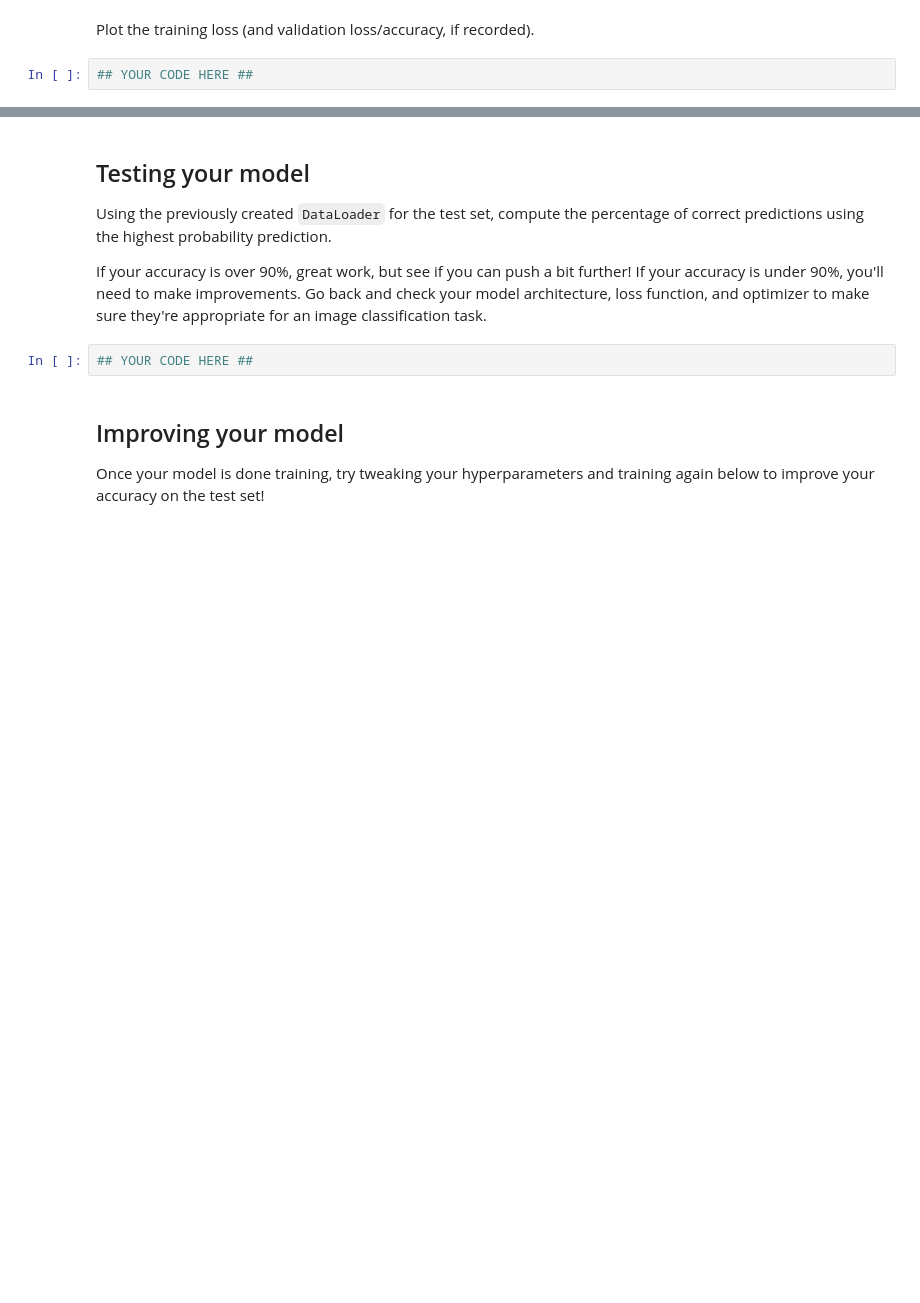
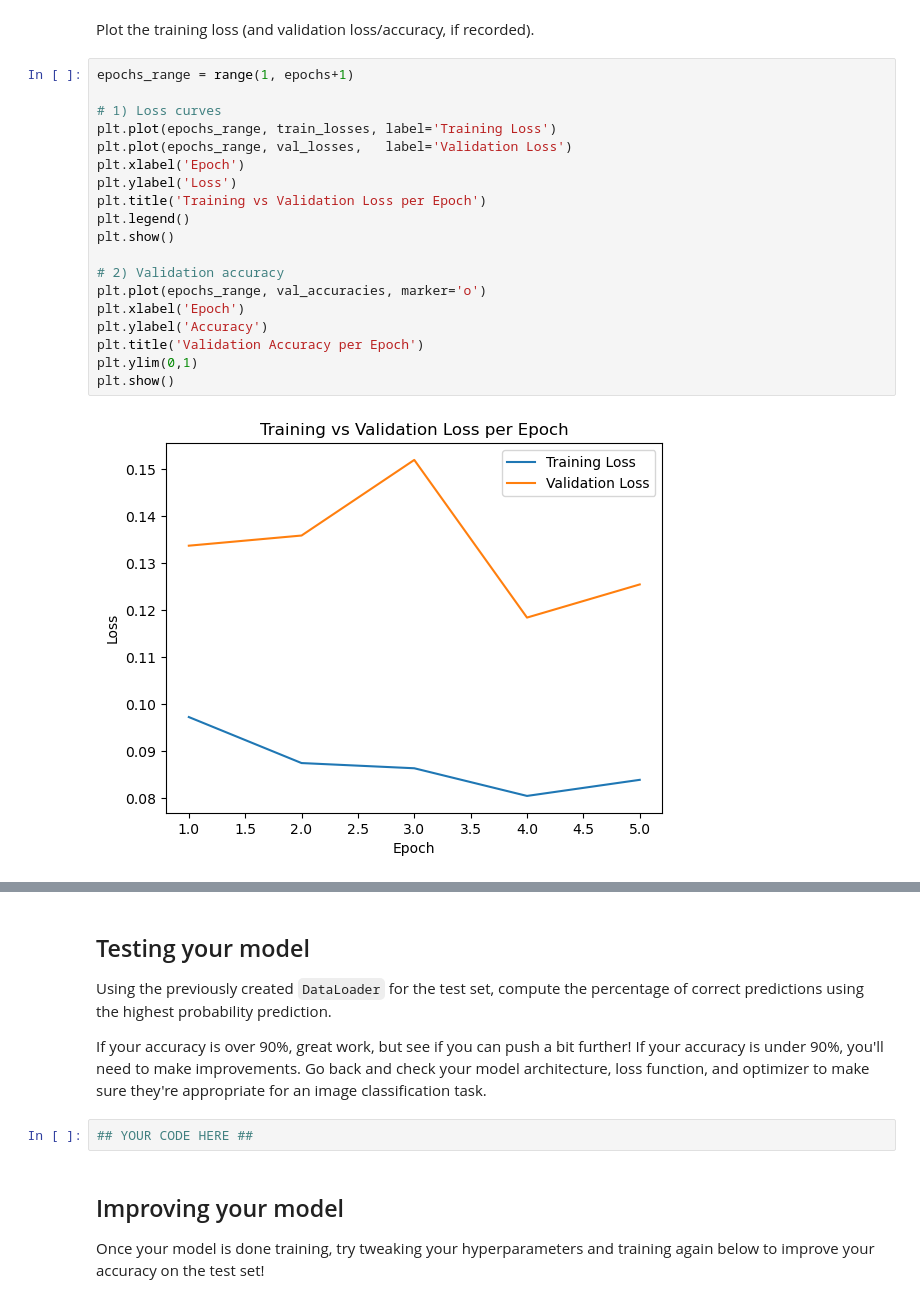
Before and after one commit to emdeh/handwritten-digits-classifier, a Jupyter notebook: MNIST_Handwritten_Digits-STARTER.ipynb, the cells around one changed output, grey strips where cells are left out. Saved outputs shown, nothing was run; the diff lists cells and outputs as text; blank space fills up the shorter version.

Commit message:
training and validation

```diff
--- a/MNIST_Handwritten_Digits-STARTER.ipynb
+++ b/MNIST_Handwritten_Digits-STARTER.ipynb
@@ -223,4 +376,23 @@ If you want to print your loss **during** each epoch, you can use the `enumerate
 # %% [markdown]
 Plot the training loss (and validation loss/accuracy, if recorded).
-# %%
-## YOUR CODE HERE ##
+# %%
+epochs_range = range(1, epochs+1)
+
+# 1) Loss curves
+plt.plot(epochs_range, train_losses, label='Training Loss')
+plt.plot(epochs_range, val_losses,   label='Validation Loss')
+plt.xlabel('Epoch')
+plt.ylabel('Loss')
+plt.title('Training vs Validation Loss per Epoch')
+plt.legend()
+plt.show()
+
+# 2) Validation accuracy
+plt.plot(epochs_range, val_accuracies, marker='o')
+plt.xlabel('Epoch')
+plt.ylabel('Accuracy')
+plt.title('Validation Accuracy per Epoch')
+plt.ylim(0,1)
+plt.show()
+# %% [output]
+[figure, added]
```
Also changed, not shown: parts of 5 cells of this notebook.
